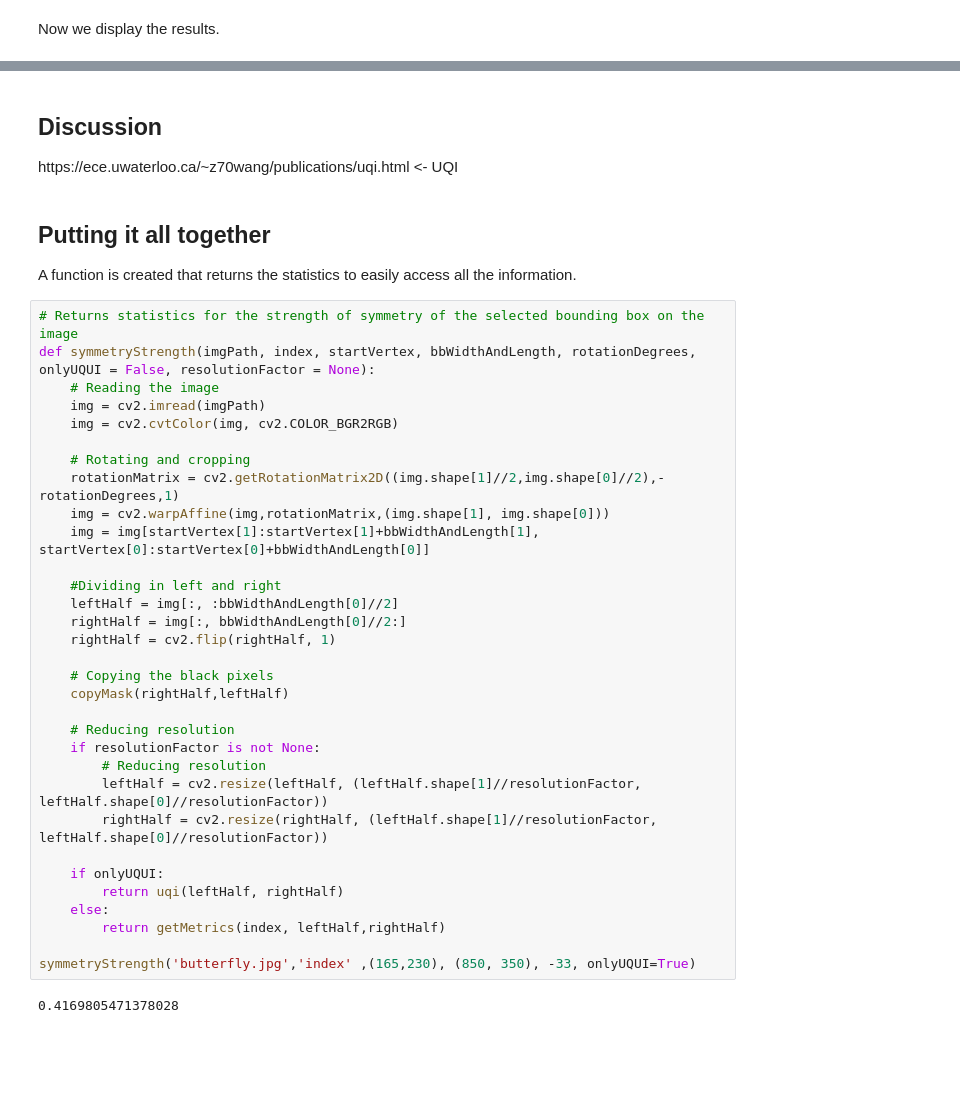
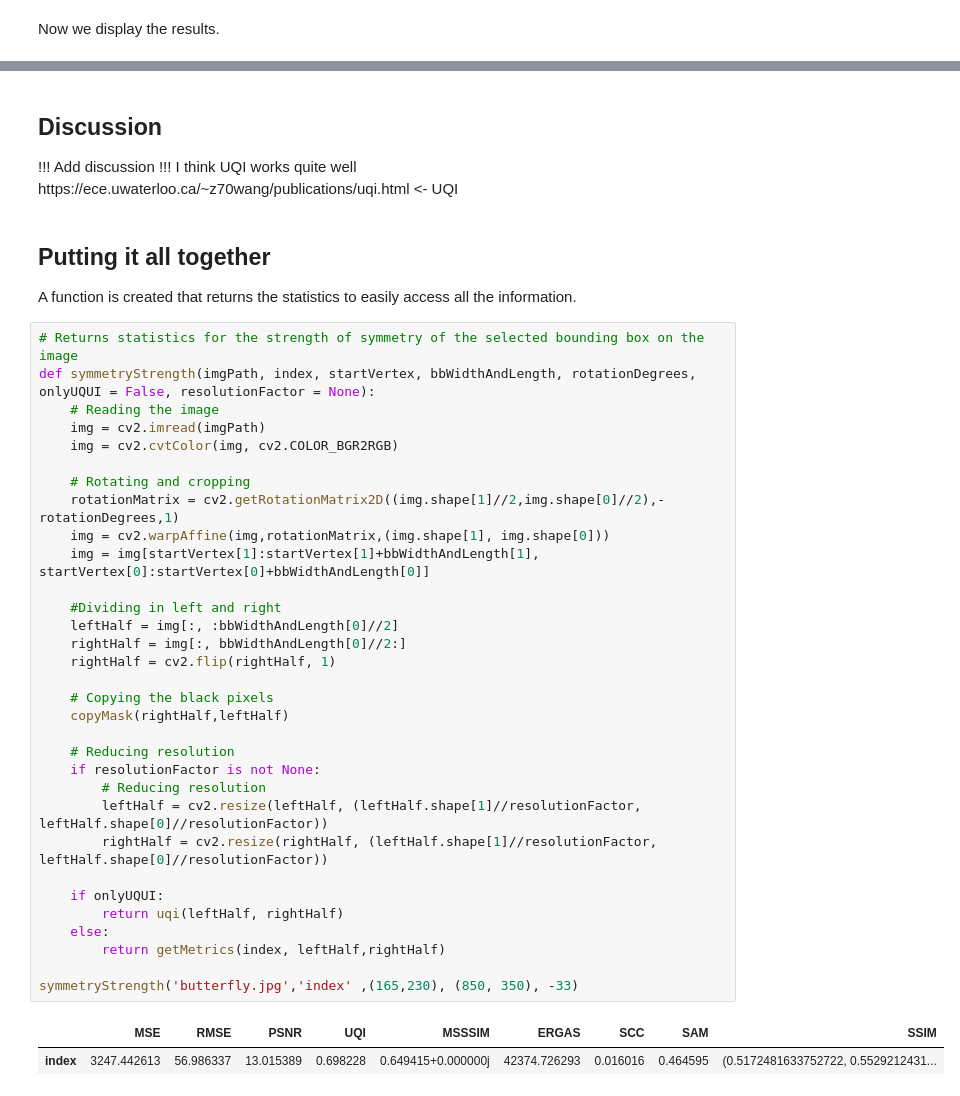
Before and after one commit to GMuradas99/Strength-Of-Symmetry, a Jupyter notebook: symmetry-strength.ipynb, the cells around one changed output, grey strips where cells are left out. Drawn from its saved outputs; the diff is of its cells as text; blank space fills up the shorter version.

Commit message:
Everything done but Discussion

```diff
--- a/symmetry-strength.ipynb
+++ b/symmetry-strength.ipynb
@@ -280,6 +281,7 @@ df
 | Low Def Left v Right | 3211.442446 | 56.669590 | 13.063802 | 0.757904 | 0.884019+0.000000j | 32319.588863 | 0.271041 | 0.462311 | (0.5956590403262484, 0.6153621509... |
 # %% [markdown]
 <h2>Discussion</h2>
+!!! Add discussion !!! I think UQI works quite well
 https://ece.uwaterloo.ca/~z70wang/publications/uqi.html    <- UQI
 # %% [markdown]
 <h2>Putting it all together</h2>
@@ -289,32 +291,33 @@ A function is created that returns the statistics to easily access all the infor
 def symmetryStrength(imgPath, index, startVertex, bbWidthAndLength, rotationDegrees, onlyUQUI = False, resolutionFactor = None):
     # Reading the image
     img = cv2.imread(imgPath)
     img = cv2.cvtColor(img, cv2.COLOR_BGR2RGB)
 
     # Rotating and cropping
     rotationMatrix = cv2.getRotationMatrix2D((img.shape[1]//2,img.shape[0]//2),-rotationDegrees,1)
     img = cv2.warpAffine(img,rotationMatrix,(img.shape[1], img.shape[0]))
     img = img[startVertex[1]:startVertex[1]+bbWidthAndLength[1], startVertex[0]:startVertex[0]+bbWidthAndLength[0]]
 
     #Dividing in left and right
     leftHalf = img[:, :bbWidthAndLength[0]//2]
     rightHalf = img[:, bbWidthAndLength[0]//2:]
     rightHalf = cv2.flip(rightHalf, 1)
 
     # Copying the black pixels
     copyMask(rightHalf,leftHalf)
 
     # Reducing resolution
     if resolutionFactor is not None:
         # Reducing resolution
         leftHalf = cv2.resize(leftHalf, (leftHalf.shape[1]//resolutionFactor, leftHalf.shape[0]//resolutionFactor))
         rightHalf = cv2.resize(rightHalf, (leftHalf.shape[1]//resolutionFactor, leftHalf.shape[0]//resolutionFactor))
 
     if onlyUQUI:
         return uqi(leftHalf, rightHalf)
     else:
         return getMetrics(index, leftHalf,rightHalf)
 
-symmetryStrength('butterfly.jpg','index' ,(165,230), (850, 350), -33, onlyUQUI=True)
+symmetryStrength('butterfly.jpg','index' ,(165,230), (850, 350), -33)
 # %% [output]
-0.4169805471378028
+|  | MSE | RMSE | PSNR | UQI | MSSSIM | ERGAS | SCC | SAM | SSIM |
+| index | 3247.442613 | 56.986337 | 13.015389 | 0.698228 | 0.649415+0.000000j | 42374.726293 | 0.016016 | 0.464595 | (0.5172481633752722, 0.5529212431... |
```
Also changed, not shown: parts of 1 cell of this notebook, 1 other file.
